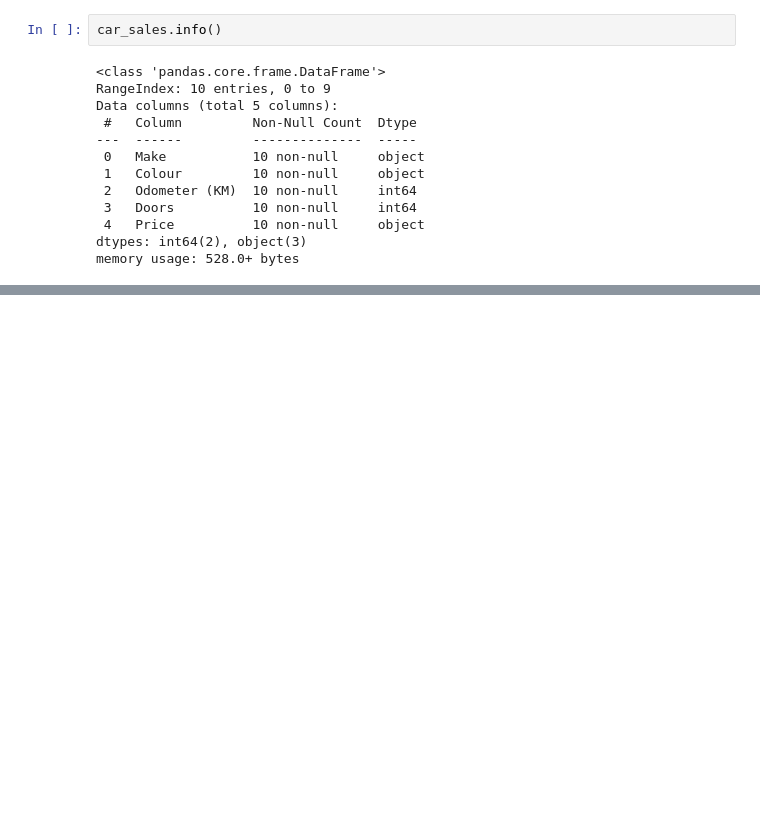
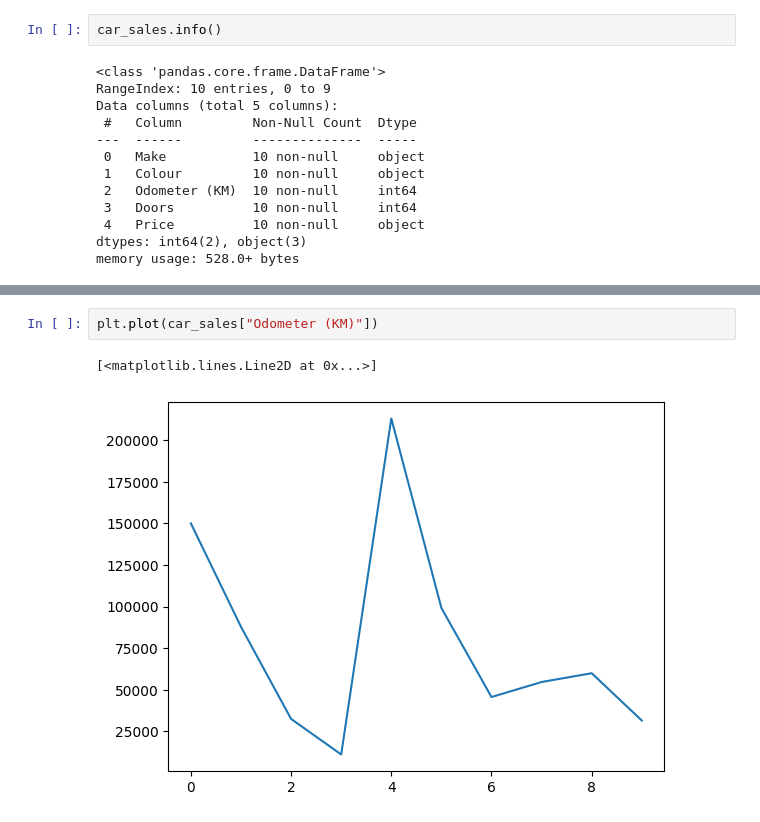
Before and after one commit to databyhuseyn/DataAnalysis, a Jupyter notebook: introduction_to_pandas.ipynb, the cells around one changed output, grey strips where cells are left out. Saved outputs shown, nothing was run; the diff lists cells and outputs as text; blank space fills up the shorter version.

```diff
--- a/introduction_to_pandas.ipynb
+++ b/introduction_to_pandas.ipynb
@@ -153,0 +202,5 @@ car_sales[car_sales["Make"] == "Toyota" ]
+# %%
+plt.plot(car_sales["Odometer (KM)"])
+# %% [output]
+[<matplotlib.lines.Line2D at 0x...>]
+[figure, added]
```
Also changed, not shown: parts of 32 cells of this notebook.
